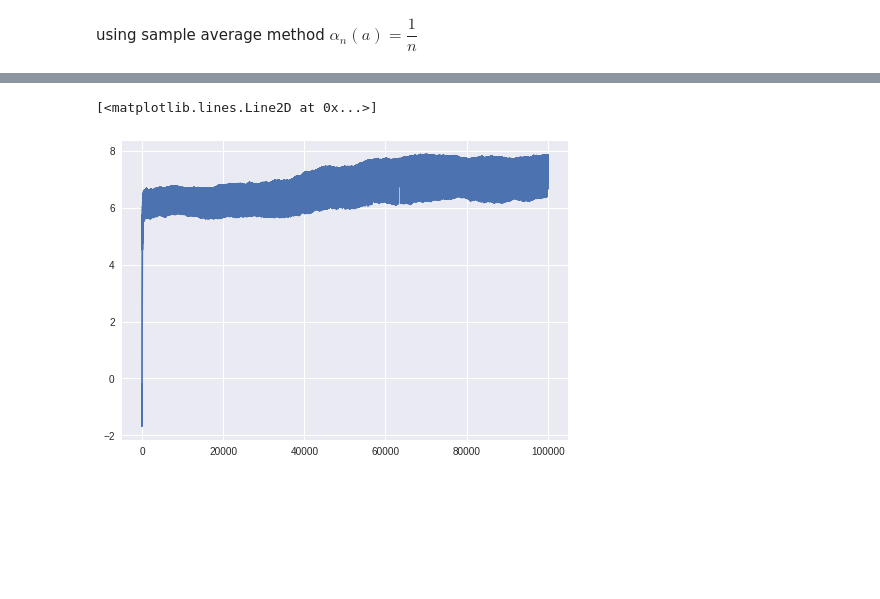
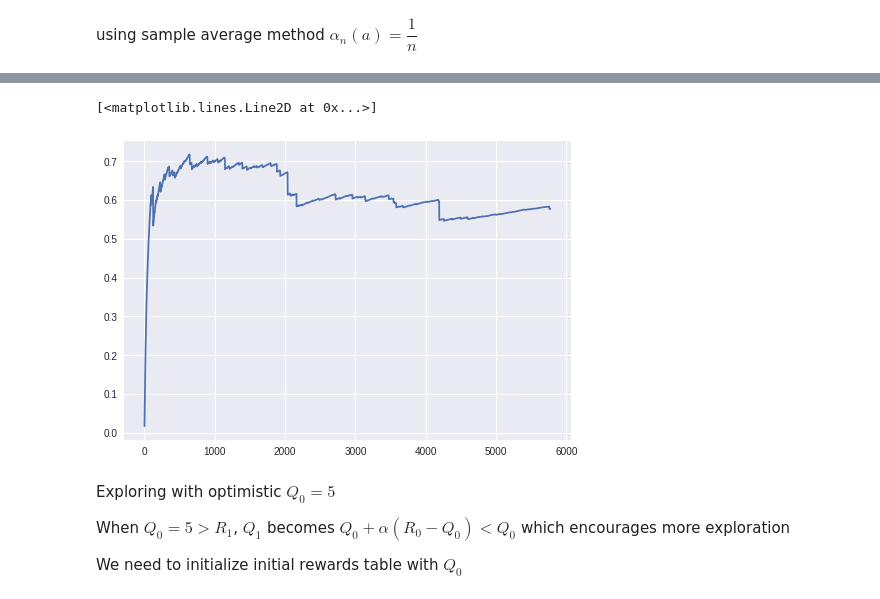
Before and after one commit to maxmatical/Reinforcement-Learning, a Jupyter notebook: multi_armed_bandit.ipynb, the cells around one changed output, grey strips where cells are left out. Cells and saved outputs as stored; diff of their text form; code cells hidden in the pictures; blank space fills up the shorter version.

```diff
--- a/multi_armed_bandit.ipynb
+++ b/multi_armed_bandit.ipynb
@@ -98,5 +165,12 @@ plt.plot(Q_SA)
-# %%
-plt.plot(Q_timestep)
-# %% [output]
-[<matplotlib.lines.Line2D at 0x...>]
-[figure, removed]
+# %%
+evaluation = evaluate_actions(actions, correct_choice)
+plt.plot(evaluation)
+# %% [output]
+[<matplotlib.lines.Line2D at 0x...>]
+[figure, added]
+# %% [markdown]
+Exploring with optimistic $Q_0 = 5$
+
+When $Q_0 = 5 > R_1$, $Q_1$ becomes $Q_0+\alpha(R_0-Q_0) < Q_0$ which encourages more exploration
+
+We need to initialize initial rewards table with $Q_0$
```
Also changed, not shown: parts of 15 cells of this notebook.
